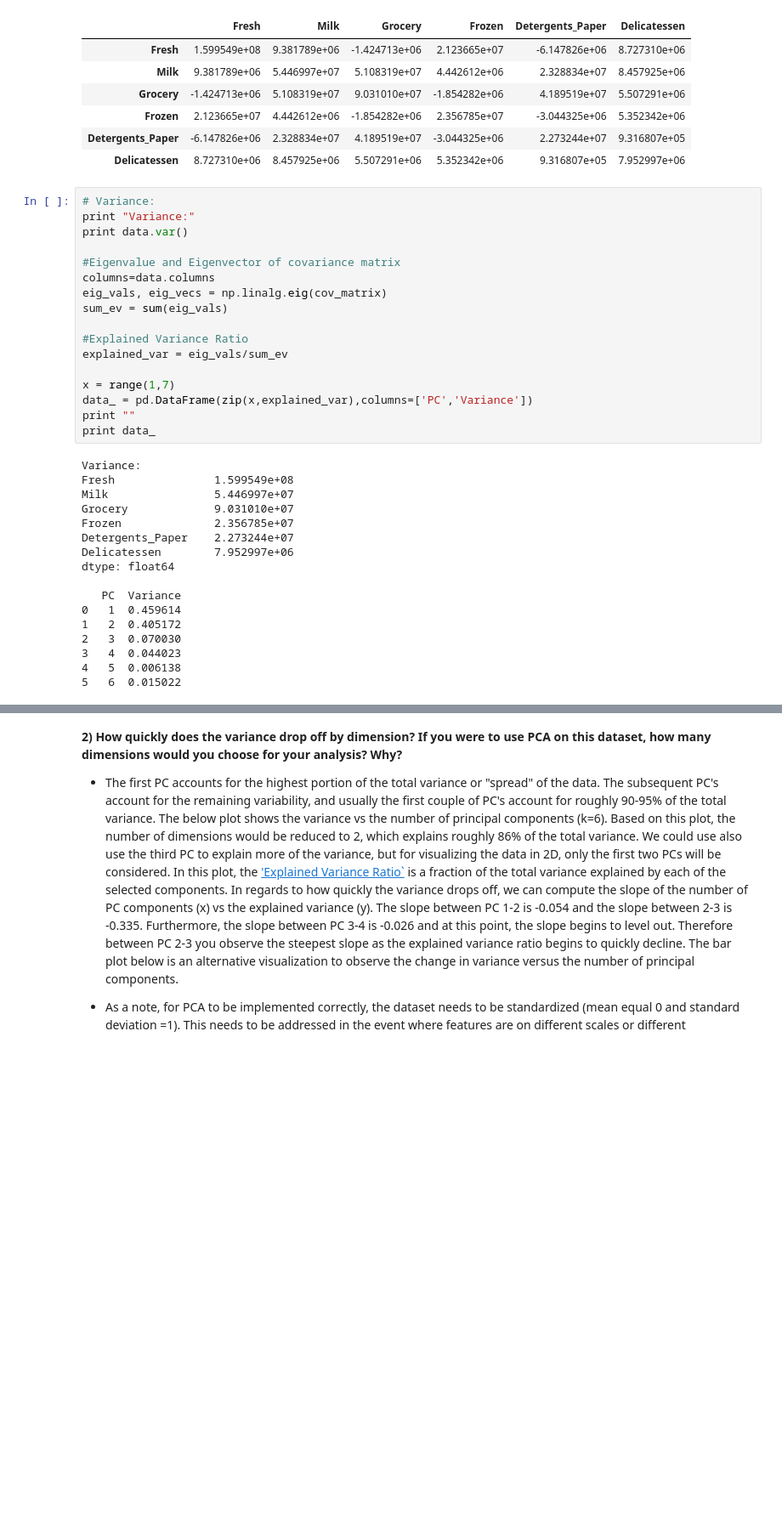
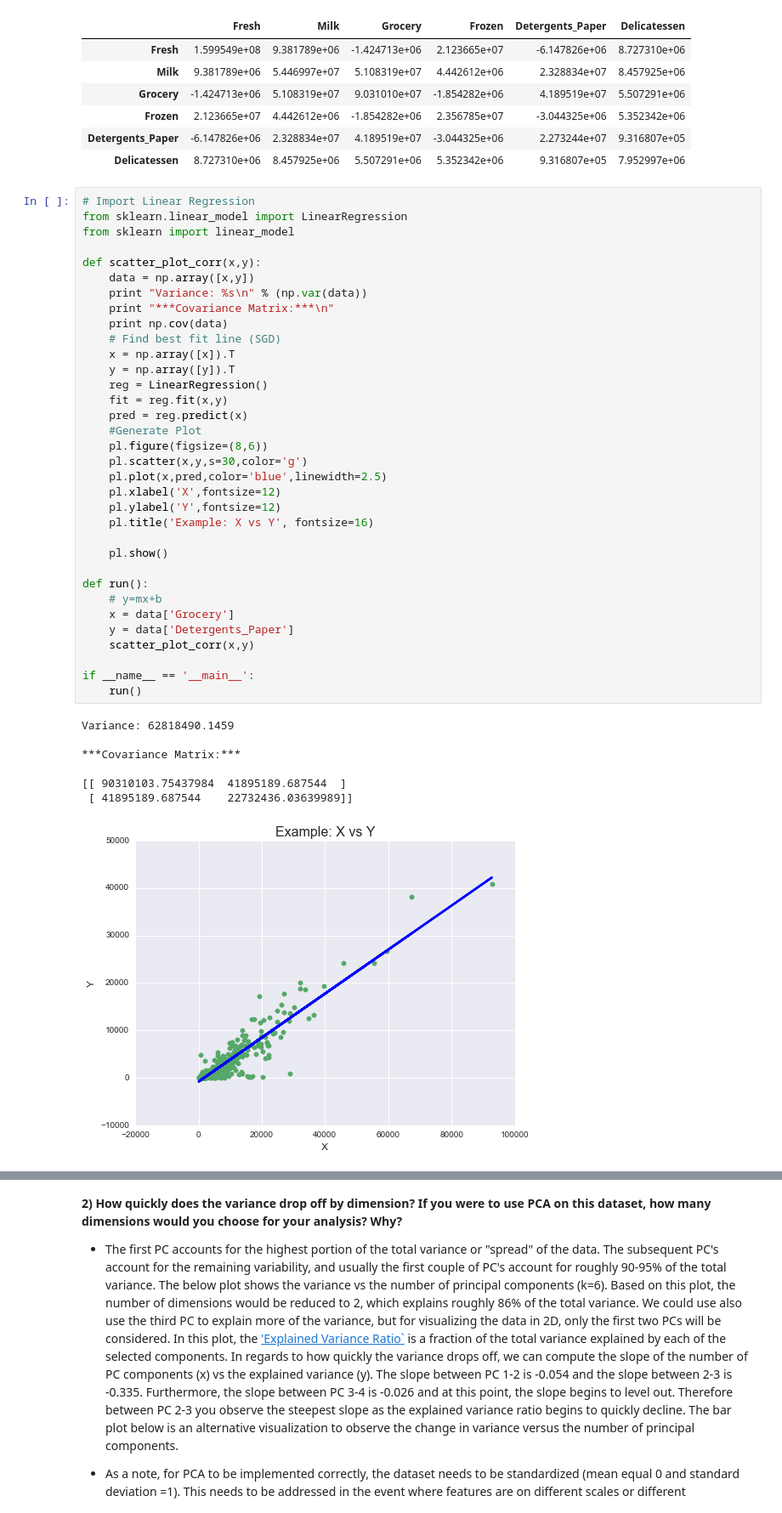
Before and after one commit to Tsmith5151/Customer-Segments, a Jupyter notebook: customer_segments.ipynb, the cells around one changed output, grey strips where cells are left out. Shown at 85% size. Drawn from its saved outputs; the diff is of its cells as text; blank space fills up the shorter version.

```diff
--- a/customer_segments.ipynb
+++ b/customer_segments.ipynb
@@ -128,37 +144,45 @@ cov_matrix
 | Frozen | 2.123665e+07 | 4.442612e+06 | -1.854282e+06 | 2.356785e+07 | -3.044325e+06 | 5.352342e+06 |
 | Detergents_Paper | -6.147826e+06 | 2.328834e+07 | 4.189519e+07 | -3.044325e+06 | 2.273244e+07 | 9.316807e+05 |
 | Delicatessen | 8.727310e+06 | 8.457925e+06 | 5.507291e+06 | 5.352342e+06 | 9.316807e+05 | 7.952997e+06 |
-# %%
-# Variance:
-print "Variance:"
-print data.var()
-
-#Eigenvalue and Eigenvector of covariance matrix
-columns=data.columns
-eig_vals, eig_vecs = np.linalg.eig(cov_matrix)
-sum_ev = sum(eig_vals)
-
-#Explained Variance Ratio
-explained_var = eig_vals/sum_ev
-
-x = range(1,7)
-data_ = pd.DataFrame(zip(x,explained_var),columns=['PC','Variance'])
-print ""
-print data_
-# %% [output]
-Variance:
-Fresh               1.599549e+08
-Milk                5.446997e+07
-Grocery             9.031010e+07
-Frozen              2.356785e+07
-Detergents_Paper    2.273244e+07
-Delicatessen        7.952997e+06
-dtype: float64
-
-   PC  Variance
-0   1  0.459614
-1   2  0.405172
-2   3  0.070030
-3   4  0.044023
-4   5  0.006138
-5   6  0.015022
+# %%
+# Import Linear Regression
+from sklearn.linear_model import LinearRegression
+from sklearn import linear_model
+
+def scatter_plot_corr(x,y):
+    data = np.array([x,y])
+    print "Variance: %s\n" % (np.var(data))
+    print "***Covariance Matrix:***\n"
+    print np.cov(data)
+    # Find best fit line (SGD)
+    x = np.array([x]).T
+    y = np.array([y]).T
+    reg = LinearRegression()
+    fit = reg.fit(x,y)
+    pred = reg.predict(x)
+    #Generate Plot
+    pl.figure(figsize=(8,6))
+    pl.scatter(x,y,s=30,color='g')
+    pl.plot(x,pred,color='blue',linewidth=2.5)
+    pl.xlabel('X',fontsize=12)
+    pl.ylabel('Y',fontsize=12)
+    pl.title('Example: X vs Y', fontsize=16)
+
+    pl.show()
+
+def run():
+    # y=mx+b
+    x = data['Grocery']
+    y = data['Detergents_Paper']
+    scatter_plot_corr(x,y)
+
+if __name__ == '__main__':
+    run()
+# %% [output]
+Variance: 62818490.1459
+
+***Covariance Matrix:***
+
+[[ 90310103.75437984  41895189.687544  ]
+ [ 41895189.687544    22732436.03639989]]
+[figure, added]
```
Also changed, not shown: parts of 23 cells of this notebook.
